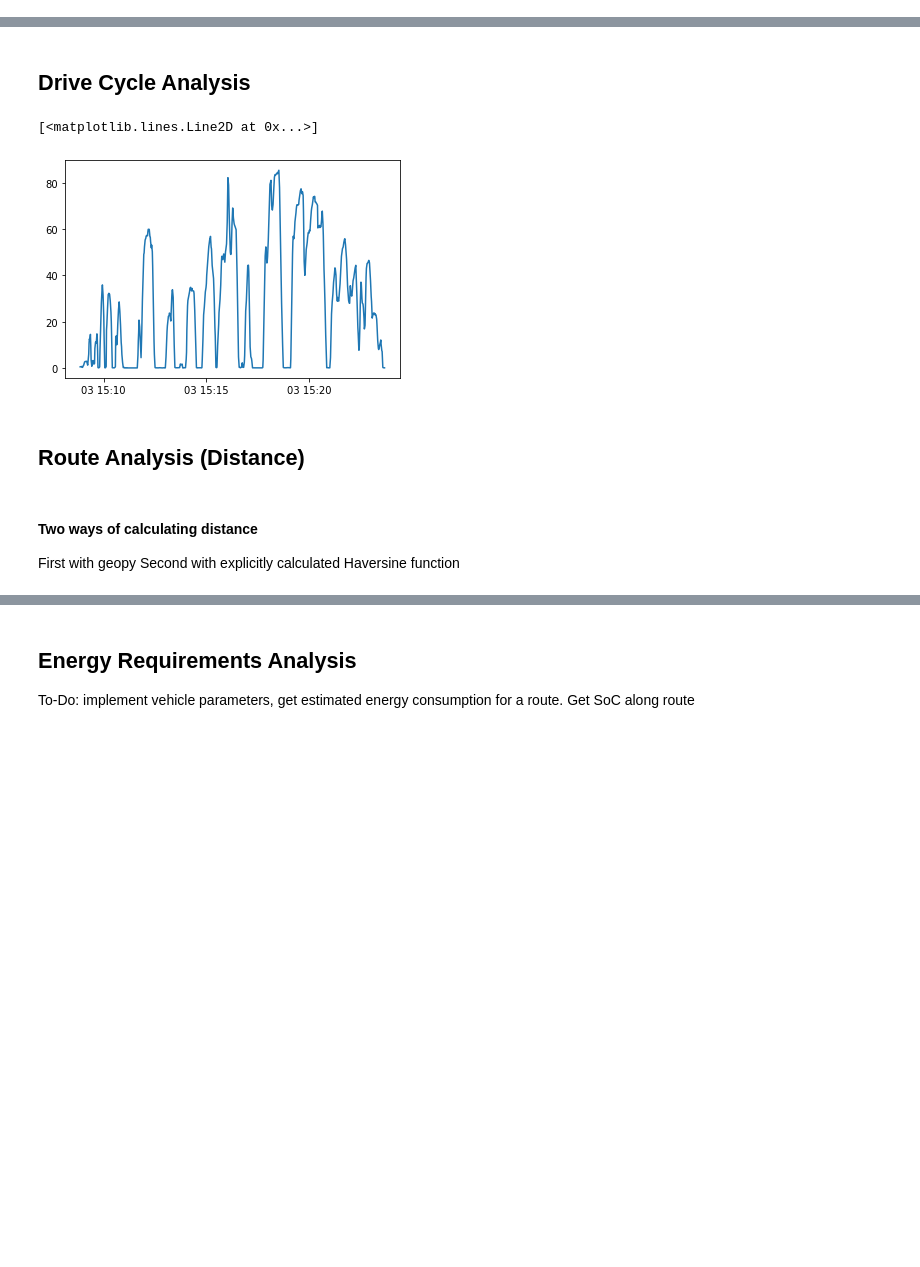
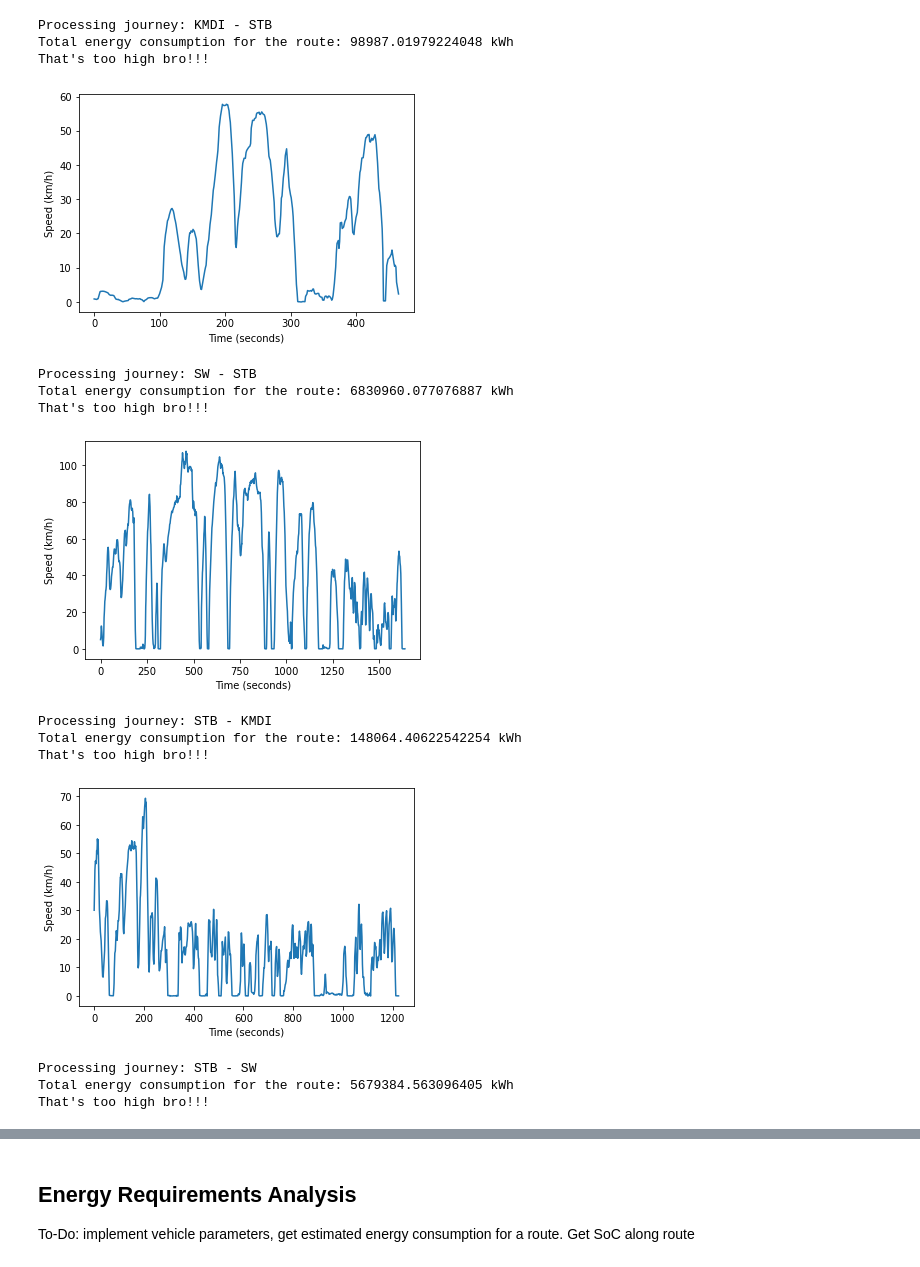
Before and after one commit to ChullEPG/mb_drive_analysis, a Jupyter notebook: MB_route_analysis.ipynb, the cells around one changed output, grey strips where cells are left out. Cells and saved outputs as stored; diff of their text form; code cells hidden in the pictures; blank space fills up the shorter version.

```diff
--- a/MB_route_analysis.ipynb
+++ b/MB_route_analysis.ipynb
@@ -70,7 +39,59 @@ d
 # %%
-df['DateTime'] = pd.to_datetime(df['Date'] + df['Time'], format = '%m/%d/%Y%H:%M:%S')
-df['TimeDif'] = df['DateTime'] - df['DateTime'].shift(1) # Difference in time between each observation
-df["RelTime"] = df["DateTime"] - df["DateTime"].min() # For plotting drive cycle
-df['ElevChange'] = df['Altitude'] - df["Altitude"].shift(1) # May not be needed if don't use haversine function
-df['Acceleration'] = np.sqrt(df['X-Axis Acceleration']**2 + df['Y-Axis Acceleration']**2 + df['Z-Axis Acceleration']**2)
-df = df.drop(labels = ['Time', 'Date'], axis = 1)
+files = [x for x in os.listdir('.') if x.endswith('.CSV')] #Input files
+raw_journeys = {} # Dictionary to hold raw journey data
+processed_journeys = {} # Dictionary to hold processed data
+
+
+for filename in files:
+    route = os.path.splitext(filename)[0]
+    raw_journeys[route] = read_file(filename) #Read files
+
+for key,val in raw_journeys.items():
+    print("Processing journey:", key)
+    journey = val
+
+    getDistSlope(journey)
+
+    # Instantiate vehicle object
+    minibus = Vehicle()
+    # Create drivecycle object with trip data
+    drvcycle = Drivecycle(journey)
+
+    # Compute energy expenditure (with and without regenerative braking)
+    enJ = minibus.getEnergyExpenditure(drvcycle)
+    enJnoRG = minibus.getEnergyExpenditure(drvcycle, regbrake = False)
+    journey['PowerW'] = enJnoRG
+    journey['PowerW_RG'] = enJ
+
+    # Compute SoC at each timestamp
+    journey['SoC_RG'] = np.array(enJ)/3.6e6/minibus.capacity # decrease in SoC
+
+    # debug
+    print("Total energy consumption for the route:", journey.PowerW.sum()/1e3, "kWh")
+    if journey.PowerW_RG.sum()/1e3 > 50:
+        print("That's too high bro!!!")
+    else:
+        print("Let's get some EVs up in here")
+    fig = plt.figure()
+    plt.plot(journey['RelTime'], journey['Speed'])
+    plt.xlabel("Time (seconds)")
+    plt.ylabel("Speed (km/h)")
+    plt.show()
+
+    processed_journeys[key] = journey
+# %% [output]
+Processing journey: KMDI - STB
+Total energy consumption for the route: 98987.01979224048 kWh
+That's too high bro!!!
+[figure, added]
+Processing journey: SW - STB
+Total energy consumption for the route: 6830960.077076887 kWh
+That's too high bro!!!
+[figure, added]
+Processing journey: STB - KMDI
+Total energy consumption for the route: 148064.40622542254 kWh
+That's too high bro!!!
+[figure, added]
+Processing journey: STB - SW
+Total energy consumption for the route: 5679384.563096405 kWh
+That's too high bro!!!
@@ -79,13 +98,0 @@ df.TimeDif = df['TimeDif'] / np.timedelta64(1, 's') # Convert difference in time
-# %% [markdown]
-## Drive Cycle Analysis
-# %%
-plt.plot(df["DateTime"], df["Speed"])
-# %% [output]
-[<matplotlib.lines.Line2D at 0x...>]
-[figure, removed]
-# %% [markdown]
-## Route Analysis (Distance)
-# %% [markdown]
-#### Two ways of calculating distance
-First with geopy
-Second with explicitly calculated Haversine function
```
Also changed, not shown: parts of 19 cells of this notebook.
